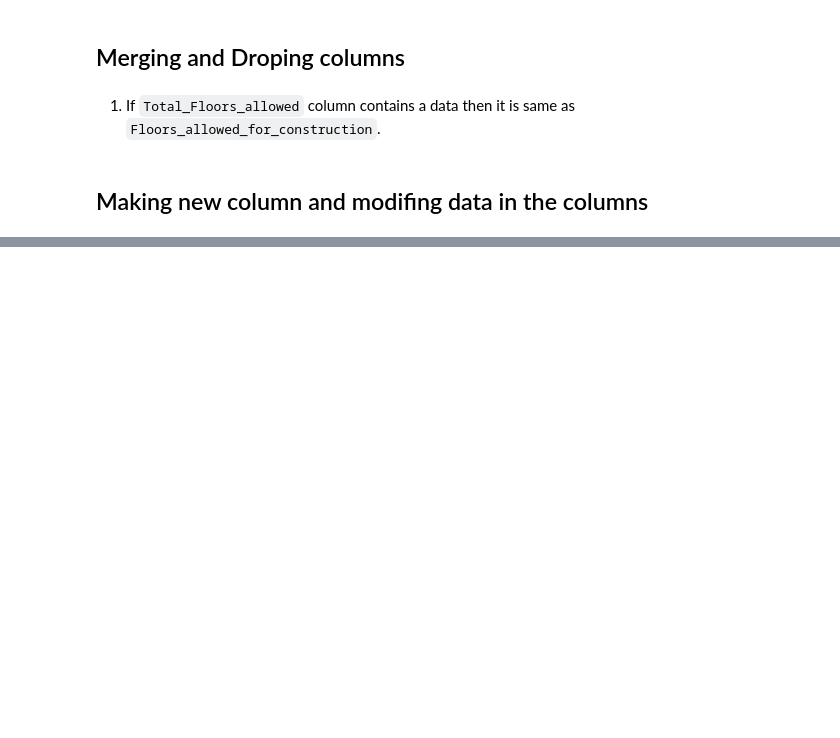
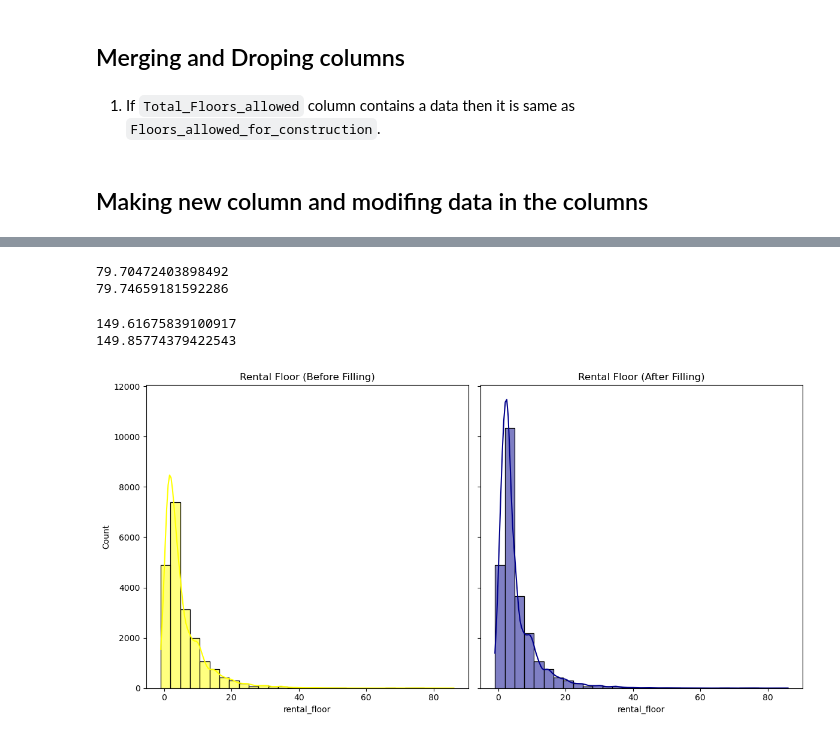
Before and after one commit to Himanshu7d3/House_Rent_Prediction, a Jupyter notebook: New_Data_Cleaning.ipynb, the cells around one changed output, grey strips where cells are left out. Drawn from its saved outputs; the diff is of its cells as text; code cells hidden in the pictures; blank space fills up the shorter version.

```diff
--- a/New_Data_Cleaning.ipynb
+++ b/New_Data_Cleaning.ipynb
@@ -868,0 +933,49 @@ Text(0.5, 1.0, 'After Filling Missing Values')
+# %%
+print(df32['Carpet_area(sqft)'].skew())
+df32['Carpet_area(sqft)']=df32['Carpet_area(sqft)'].fillna(df32['Carpet_area(sqft)'].mode().iloc[0])
+print(df32['Carpet_area(sqft)'].skew())
+# %% [output]
+79.70472403898492
+79.74659181592286
+# %%
+print(df32['Carpet_area_price/sqft'].skew())
+df32['Carpet_area_price/sqft']=df32['Carpet_area_price/sqft'].fillna(df32['Carpet_area_price/sqft'].median())
+print(df32['Carpet_area_price/sqft'].skew())
+# %% [output]
+149.61675839100917
+149.85774379422543
+# %%
+# creating new column total extra rooms from Additional Rooms column
+# creating new column total_no_of_Amenities from Amenities column
+def total_rooms(x):
+    if pd.isna(x):
+        return np.nan
+    return len(x.split(','))
+
+df32['total_extra_rooms']=df32['Additional Rooms'].apply(total_rooms)
+df32['total_no_of_Amenities']=df32['Amenities'].apply(total_rooms)
+# %%
+# -------------------------------
+def fill_median_safe(series):
+    # fill only if enough non-null values exist
+    if series.notna().sum() >= 3:
+        m = series.median()
+        return series.fillna(m)
+    return series
+# %%
+fig, ax = plt.subplots(nrows=1, ncols=2, figsize=(12,6),sharey=True)
+
+sns.histplot(df32['rental_floor'], ax=ax[0], color='yellow', kde=True, bins=30)
+ax[0].set_title('Rental Floor (Before Filling)')
+
+df32['rental_floor'] = df32.groupby('city')['rental_floor'].transform(fill_median_safe)
+df32['rental_floor'] = df32['rental_floor'].fillna(df32['rental_floor'].median())
+
+sns.histplot(df32['rental_floor'], ax=ax[1], color='darkblue', kde=True, bins=30)
+ax[1].set_title('Rental Floor (After Filling)')
+
+
+plt.tight_layout()
+plt.show()
+# %% [output]
+[figure, added]
```
Also changed, not shown: parts of 16 cells of this notebook.
